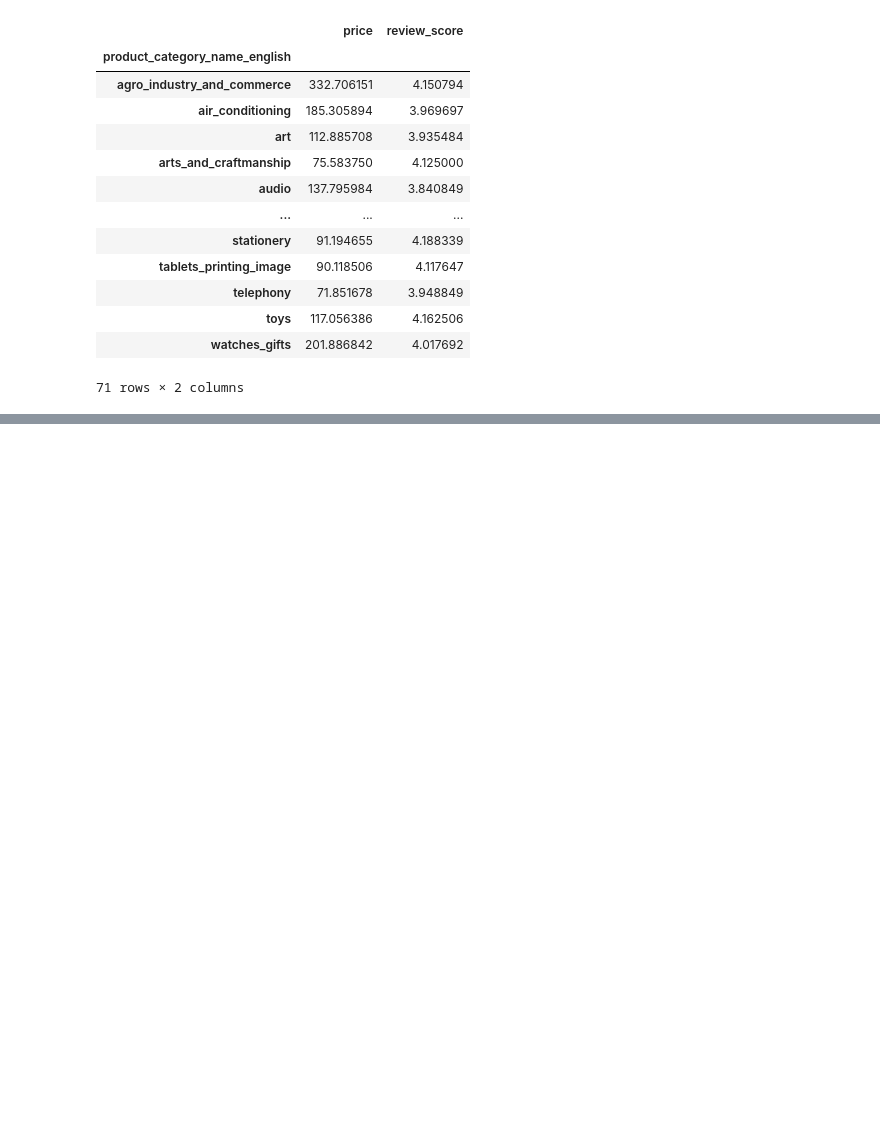
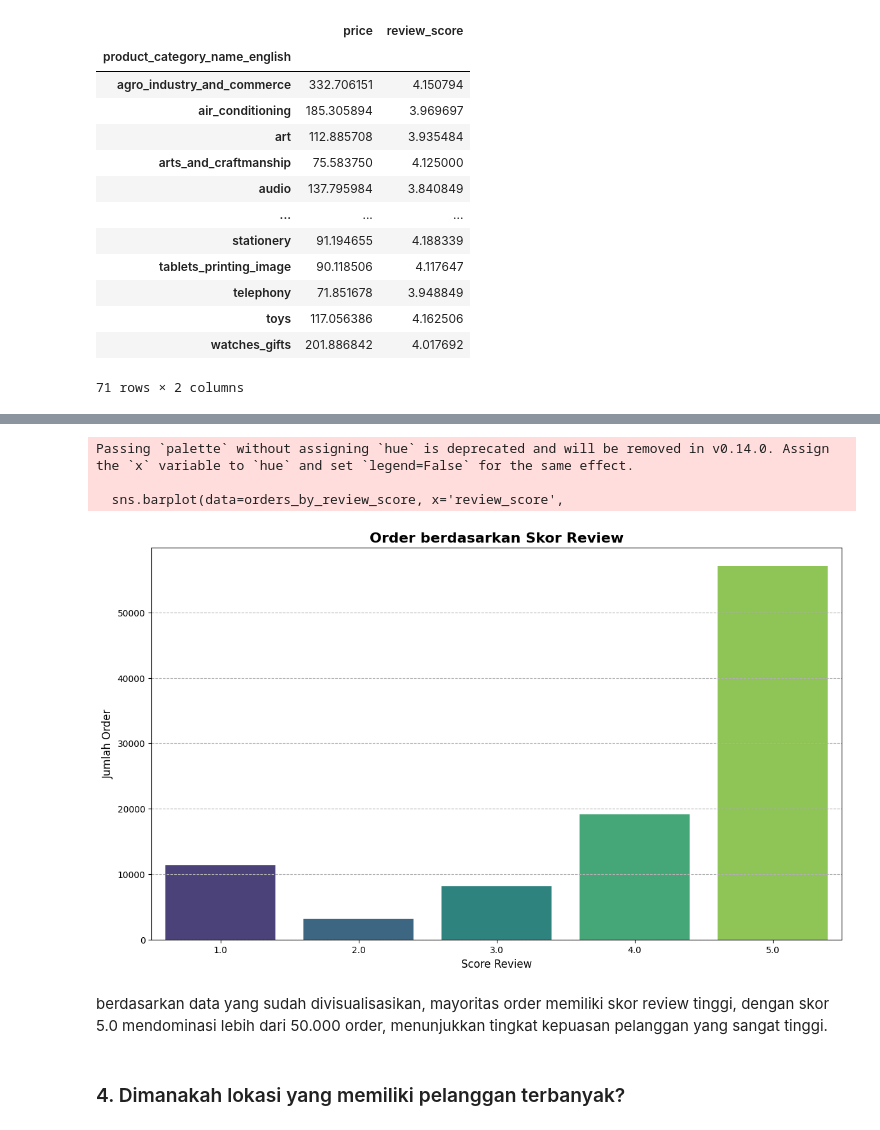
Before and after one commit to lazuardiff/proyek-analisis-data-dicoding, a Jupyter notebook: submission/notebook.ipynb, the cells around one changed output, grey strips where cells are left out. Saved outputs shown, nothing was run; the diff lists cells and outputs as text; code cells hidden in the pictures; blank space fills up the shorter version.

```diff
--- a/submission/notebook.ipynb
+++ b/submission/notebook.ipynb
@@ -1335,0 +1237,19 @@ plt.show()
+# %%
+# visualisasi data
+plt.figure(figsize=(14, 8))
+sns.barplot(data=orders_by_review_score, x='review_score',
+            y='order_id', palette='viridis')
+plt.title('Order berdasarkan Skor Review', fontsize=16, fontweight='bold')
+plt.xlabel('Score Review', fontsize=12)
+plt.ylabel('Jumlah Order', fontsize=12)
+plt.grid(axis='y', linestyle='--')
+plt.show()
+# %% [output]
+Passing `palette` without assigning `hue` is deprecated and will be removed in v0.14.0. Assign the `x` variable to `hue` and set `legend=False` for the same effect.
+
+  sns.barplot(data=orders_by_review_score, x='review_score',
+[figure, added]
+# %% [markdown]
+berdasarkan data yang sudah divisualisasikan, mayoritas order memiliki skor review tinggi, dengan skor 5.0 mendominasi lebih dari 50.000 order, menunjukkan tingkat kepuasan pelanggan yang sangat tinggi.
+# %% [markdown]
+### 4. Dimanakah lokasi yang memiliki pelanggan terbanyak?
```
Also changed, not shown: parts of 130 cells of this notebook, 1 other file.
